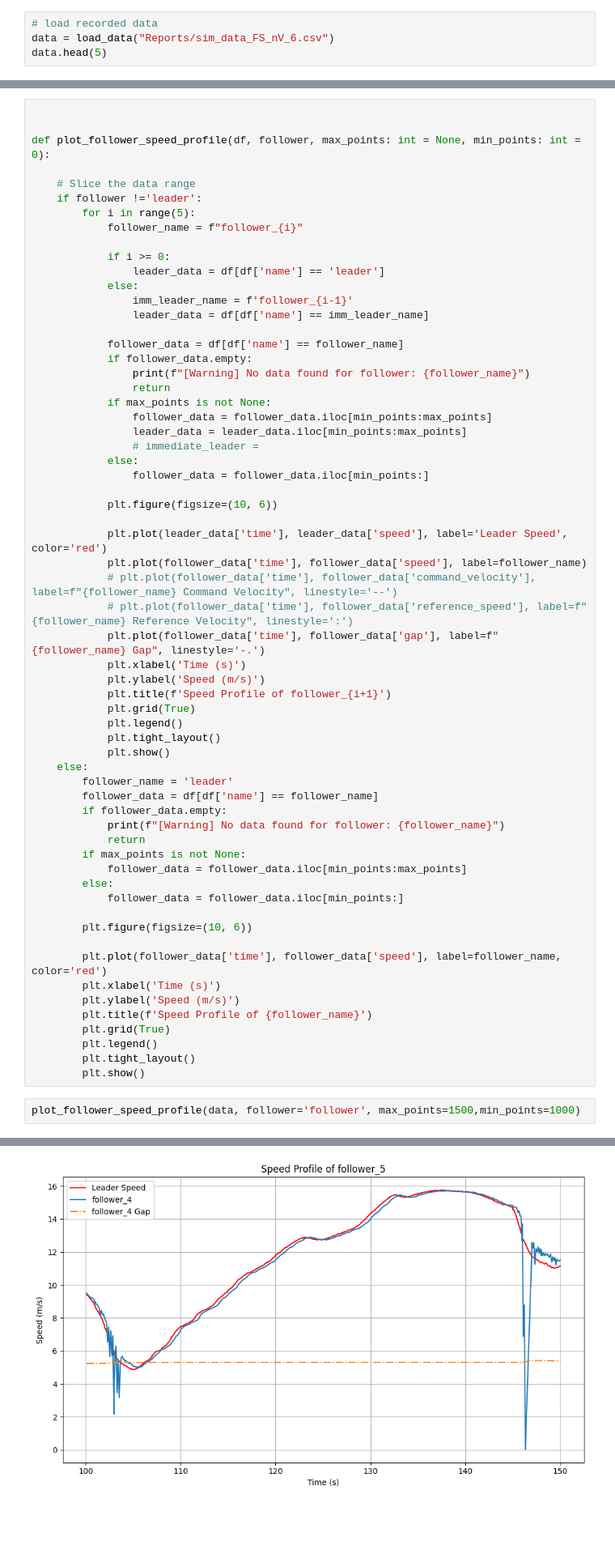
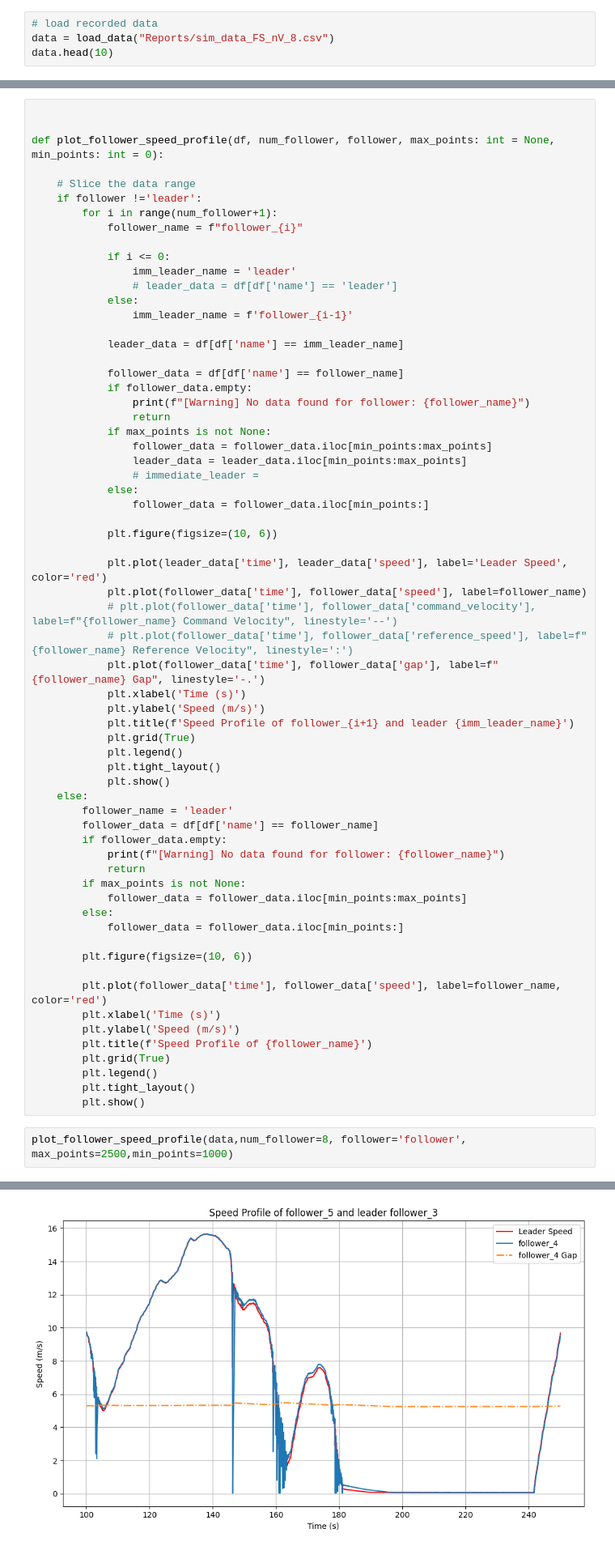
Before and after one commit to shihabict/carla_simulation, a Jupyter notebook: research/analysis_recorded_data.ipynb, the cells around one changed output, grey strips where cells are left out. Shown at 81% size. Saved outputs shown, nothing was run; the diff lists cells and outputs as text; blank space fills up the shorter version.

Commit message:
Updated gitignore and data analysis

```diff
--- a/research/analysis_recorded_data.ipynb
+++ b/research/analysis_recorded_data.ipynb
@@ -22,7 +22,7 @@ def load_data(file_path: str) -> pd.DataFrame:
     return df
 # %%
 # load recorded data
-data = load_data("Reports/sim_data_FS_nV_6.csv")
-data.head(5)
+data = load_data("Reports/sim_data_FS_nV_8.csv")
+data.head(10)
 # %% [output]
 |  | time | name | x | y | z | speed | acc | gap | command_velocity | ... |
@@ -184,18 +189,20 @@ plot_speed(data,'time','speed','Speed vs time', max_points=7500,min_points=0)
 # %%
 
 
-def plot_follower_speed_profile(df, follower, max_points: int = None, min_points: int = 0):
+def plot_follower_speed_profile(df, num_follower, follower, max_points: int = None, min_points: int = 0):
 
     # Slice the data range
     if follower !='leader':
-        for i in range(5):
+        for i in range(num_follower+1):
             follower_name = f"follower_{i}"
 
-            if i >= 0:
-                leader_data = df[df['name'] == 'leader']
+            if i <= 0:
+                imm_leader_name = 'leader'
+                # leader_data = df[df['name'] == 'leader']
             else:
                 imm_leader_name = f'follower_{i-1}'
-                leader_data = df[df['name'] == imm_leader_name]
+
+            leader_data = df[df['name'] == imm_leader_name]
 
             follower_data = df[df['name'] == follower_name]
             if follower_data.empty:
@@ -217,7 +224,7 @@ def plot_follower_speed_profile(df, follower, max_points: int = None, min_points
             plt.plot(follower_data['time'], follower_data['gap'], label=f"{follower_name} Gap", linestyle='-.')
             plt.xlabel('Time (s)')
             plt.ylabel('Speed (m/s)')
-            plt.title(f'Speed Profile of follower_{i+1}')
+            plt.title(f'Speed Profile of follower_{i+1} and leader {imm_leader_name}')
             plt.grid(True)
             plt.legend()
             plt.tight_layout()
@@ -244,5 +251,5 @@ def plot_follower_speed_profile(df, follower, max_points: int = None, min_points
         plt.tight_layout()
         plt.show()
 # %%
-plot_follower_speed_profile(data, follower='follower', max_points=1500,min_points=1000)
+plot_follower_speed_profile(data,num_follower=8, follower='follower', max_points=2500,min_points=1000)
 # %% [output]
@@ -253 +260 @@ plot_follower_speed_profile(data, follower='follower', max_points=1500,min_point
-[figure, old version]
+[figure, new version]
```
Also changed, not shown: parts of 9 cells of this notebook, 2 other files.
